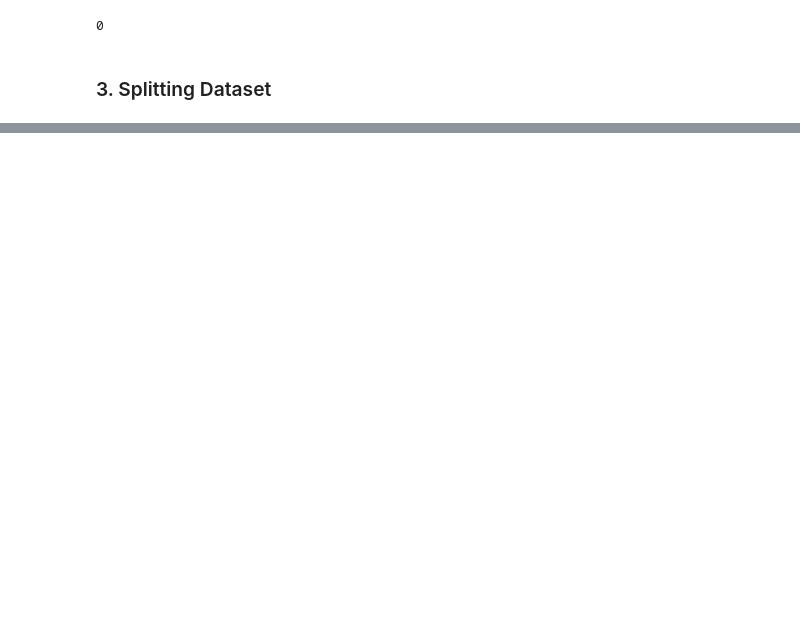
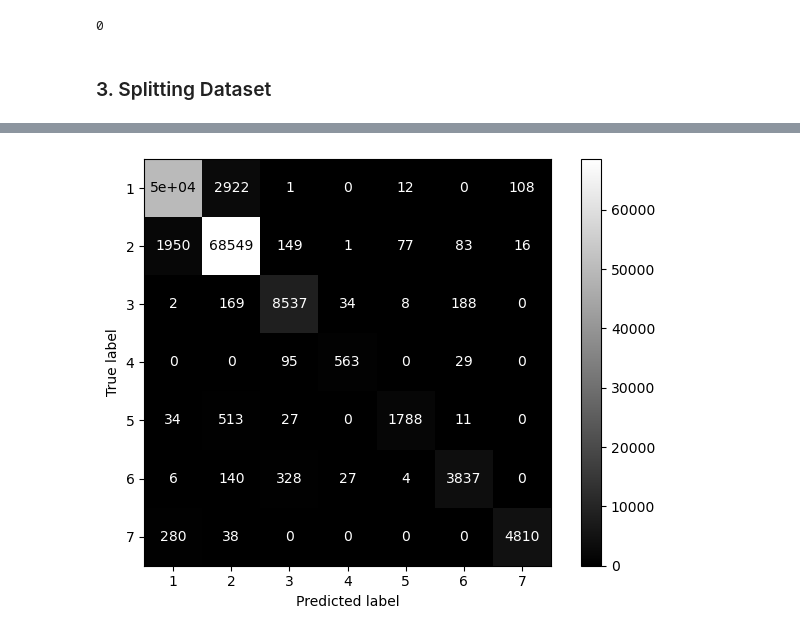
Before and after one commit to fenilenvinileno97/decision_trees, a Jupyter notebook: 4-final_project.ipynb, the cells around one changed output, grey strips where cells are left out. Saved outputs shown, nothing was run; the diff lists cells and outputs as text; code cells hidden in the pictures; blank space fills up the shorter version.

```diff
--- a/4-final_project.ipynb
+++ b/4-final_project.ipynb
@@ -125,0 +162,6 @@ df.isna().sum().sum()
+# %%
+X_train, X_test, y_train, y_test = train_test_split(X, y, random_state=42, stratify=y)
+# %%
+# Instantiate and fit the RandomForestClassifier
+forest = RandomForestClassifier(n_estimators=30)
+forest.fit(X_train, y_train)
@@ -125,0 +170,4 @@ df.isna().sum().sum()
+# %%
+# Make predictions for the train and test set
+y_pred_train = forest.predict(X_train)
+y_pred_test = forest.predict(X_test)
@@ -125,0 +194,6 @@ df.isna().sum().sum()
+# %%
+disp = ConfusionMatrixDisplay.from_predictions(y_pred=y_pred_test, y_true=y_test, display_labels=forest.classes_, cmap="gray")
+plt.tight_layout()
+plt.show()
+# %% [output]
+[figure, added]
```
Also changed, not shown: parts of 28 cells of this notebook, 1 other file.
